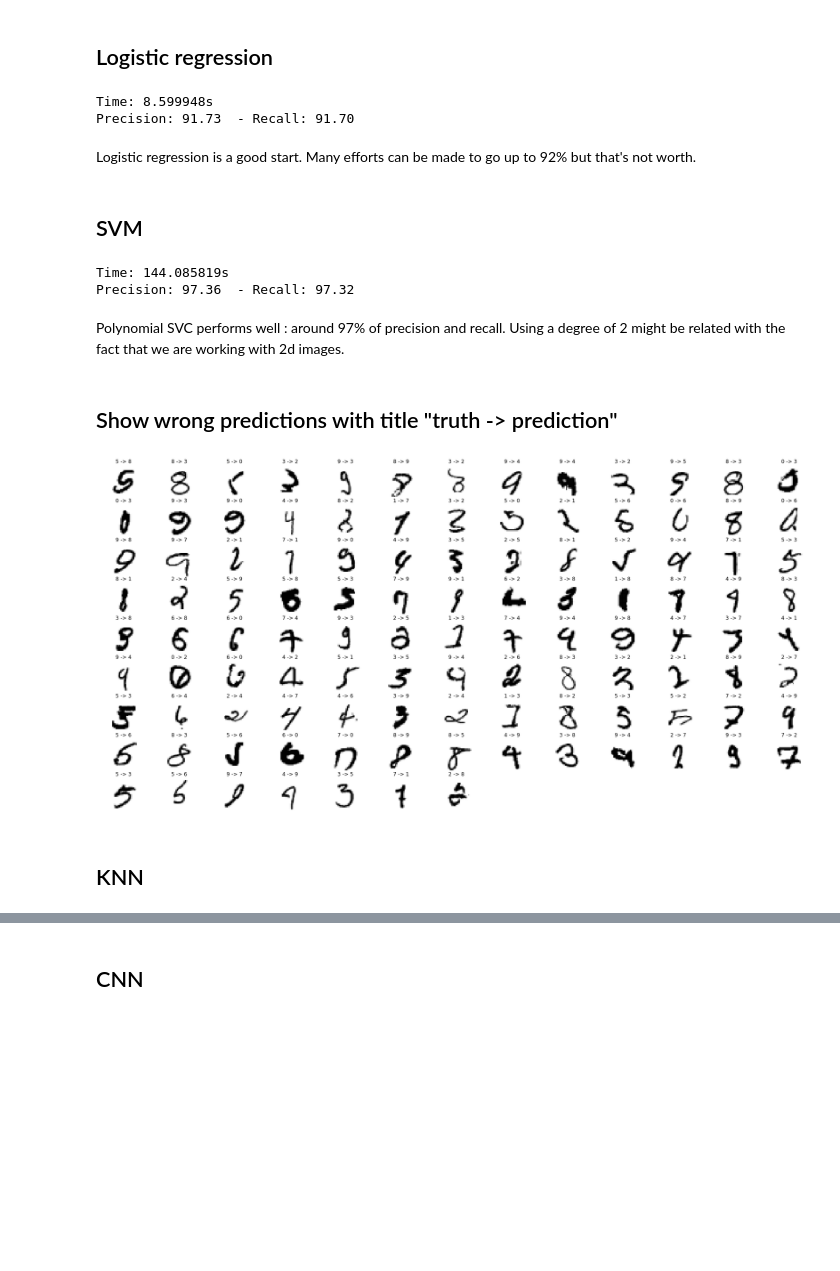
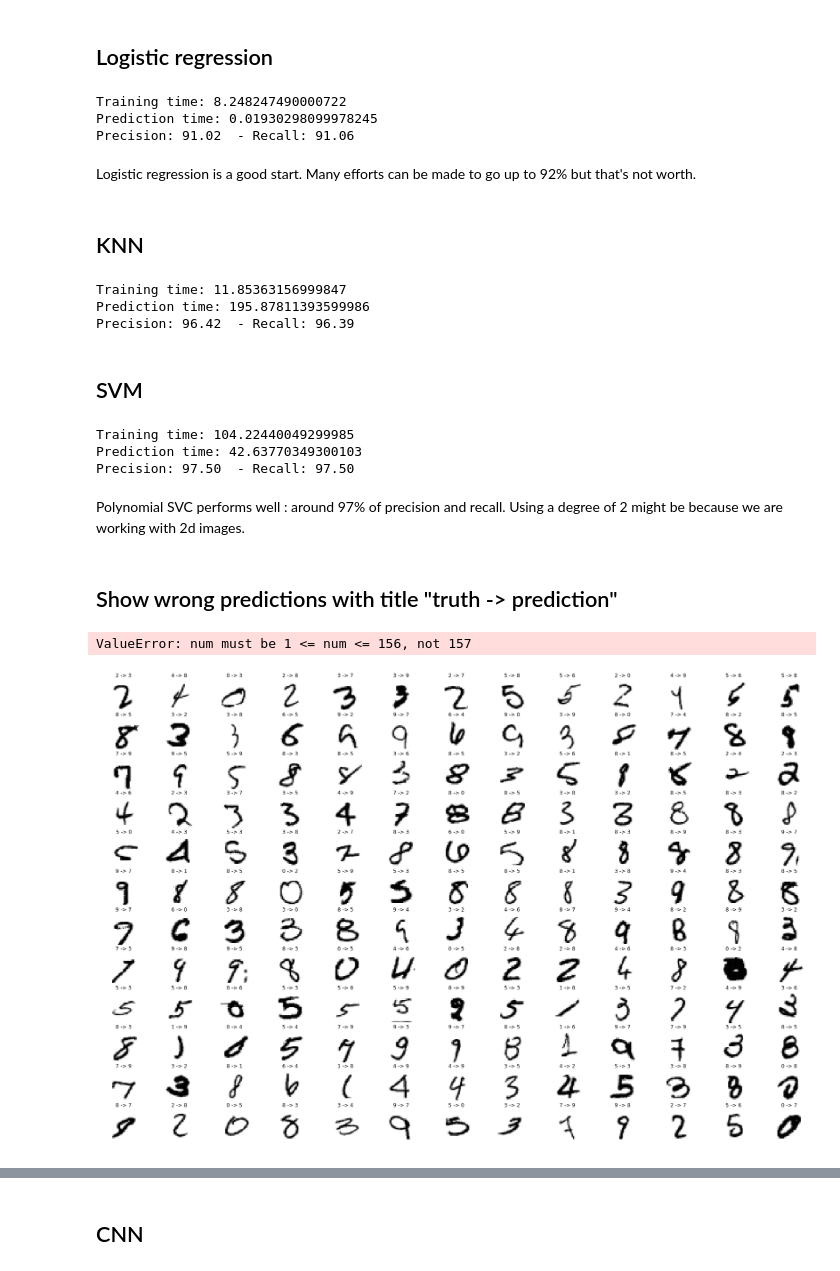
Before and after one commit to Rictus/kaggle_competitions, a Jupyter notebook: digit_recognizer/main.ipynb, the cells around one changed output, grey strips where cells are left out. Saved outputs shown, nothing was run; the diff lists cells and outputs as text; code cells hidden in the pictures; blank space fills up the shorter version.

Commit message:
add KNN + training/prediction time + display confusion matrix

```diff
--- a/digit_recognizer/main.ipynb
+++ b/digit_recognizer/main.ipynb
@@ -55,57 +55,89 @@ for idx, row in train_data.sample(frac=1).sort_values(by=['label']).drop_duplica
 ## <a class="anchor" id="logistic-regression">Logistic regression</a>
 # %%
 from sklearn.linear_model import LogisticRegression
+
+clf = LogisticRegression(solver='lbfgs', multi_class='multinomial')
+
 s = timeit.default_timer()
-clf = LogisticRegression(solver='lbfgs', multi_class='multinomial').fit(X_train, y_train)
+clf.fit(X_train, y_train)
+logistic_regression_training_time = timeit.default_timer() - s
+print("Training time:", logistic_regression_training_time)
 
+s = timeit.default_timer()
 y_prediction = clf.predict(X_test)
-e = timeit.default_timer()
-print("Time: %fs" % (e-s))
+logicstic_regression_prediction_time = timeit.default_timer() - s
+print("Prediction time:", logicstic_regression_prediction_time)
+
 plot_result(y_test, y_prediction)
 # %% [output]
-Time: 8.599948s
-Precision: 91.73  - Recall: 91.70
+Training time: 8.248247490000722
+Prediction time: 0.01930298099978245
+Precision: 91.02  - Recall: 91.06
 # %% [markdown]
 Logistic regression is a good start. Many efforts can be made to go up to 92% but that's not worth.
+# %% [markdown]
+## <a class="anchor" id="knn">KNN</a>
+# %%
+from sklearn.neighbors import KNeighborsClassifier
+
+neigh = KNeighborsClassifier(n_neighbors=5, n_jobs=-1)
+
+s = timeit.default_timer()
+neigh.fit(X_train, y_train)
+knn_training_time = timeit.default_timer() - s
+print("Training time:", knn_training_time)
+
+s = timeit.default_timer()
+y_prediction = neigh.predict(X_test)
+knn_prediction_time = timeit.default_timer() - s
+print("Prediction time:", knn_prediction_time)
+plot_result(y_test, y_prediction)
+# %% [output]
+Training time: 11.85363156999847
+Prediction time: 195.87811393599986
+Precision: 96.42  - Recall: 96.39
 # %% [markdown]
 ## <a class="anchor" id="svm">SVM</a>
 # %%
 from sklearn import svm
-clf = svm.SVC(decision_function_shape='ovo', kernel='poly', degree=2)
+clf = svm.SVC(decision_function_shape='ovo', kernel='poly', degree=2, gamma='auto')
+
 s = timeit.default_timer()
-logger.info("Training")
 clf.fit(X_train, y_train)
-logger.info("Predict")
+svm_training_time = timeit.default_timer() - s
+print("Training time:",svm_training_time)
+
+s = timeit.default_timer()
 y_prediction = clf.predict(X_test)
-logger.info("Metrics")
-e = timeit.default_timer()
-print("Time: %fs" % (e-s))
+svm_prediction_time = timeit.default_timer() - s
+print("Prediction time:",svm_prediction_time)
+
 plot_result(y_test, y_prediction)
 # %% [output]
-Time: 144.085819s
-Precision: 97.36  - Recall: 97.32
+Training time: 104.22440049299985
+Prediction time: 42.63770349300103
+Precision: 97.50  - Recall: 97.50
 # %% [markdown]
-Polynomial SVC performs well : around 97% of precision and recall. Using a degree of 2 might be related with the fact that we are working with 2d images.
+Polynomial SVC performs well : around 97% of precision and recall. Using a degree of 2 might be because we are working with 2d images.
 # %% [markdown]
 ## Show wrong predictions with title  "truth -> prediction"
 # %%
-##### y = pd.DataFrame(zip(y_test, y_prediction), columns=['test', 'pred'])
+y = pd.DataFrame(zip(y_test, y_prediction), columns=['test', 'pred'])
 x_test = X_test.reset_index(drop=True)
 wrong_predictions = y.query('test != pred')
 wrong_predictions = pd.merge(wrong_predictions, x_test.iloc[list(wrong_predictions.index.values)], left_index=True, right_index=True)
 # wrong_predictions['pairs'] = wrong_predictions['test'].map(str) + wro5ng_predictions['pred'].map(str)
 
 
 cnt = 0
 plt.figure(num='digit',figsize=(30, 20))
 for _, row in wrong_predictions.iterrows():
     cnt += 1
     image = np.array(row[pixel_columns]).reshape([-1,28,28,1])
     plt.subplot(12, 13, cnt)
     plt.title('%d -> %d' % (row['test'], row['pred']))
     plt.axis('off')
     plt.imshow(np.squeeze(image),cmap=plt.cm.binary)
 # %% [output]
+ValueError: num must be 1 <= num <= 156, not 157
-[figure, old version]
+[figure, new version]
-# %% [markdown]
-## <a class="anchor" id="knn">KNN</a>
```
Also changed, not shown: parts of 7 cells of this notebook.
